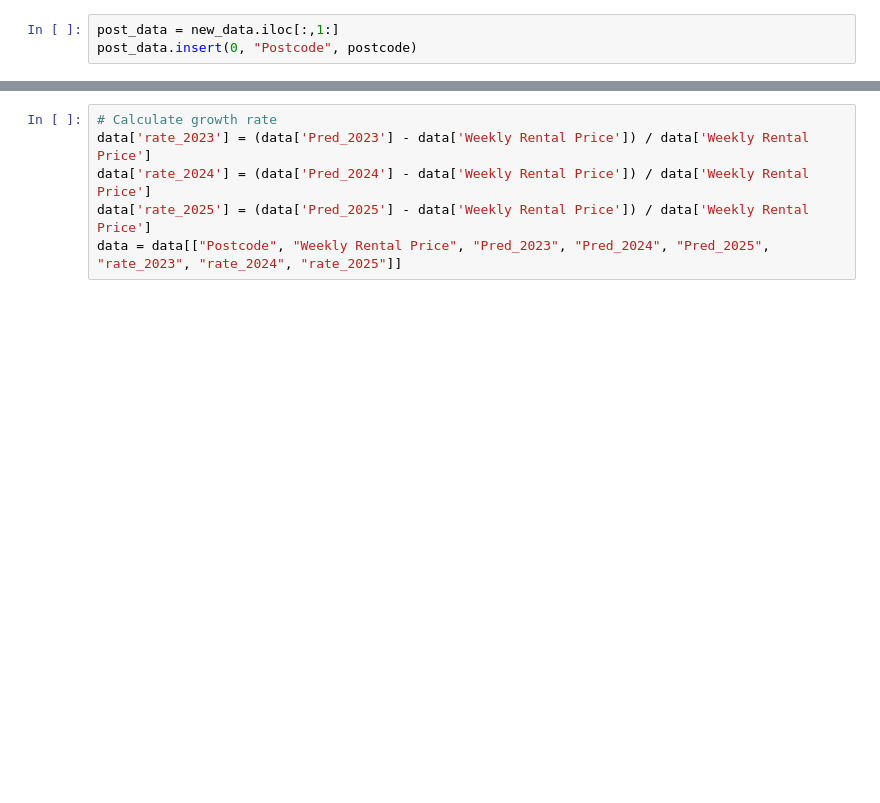
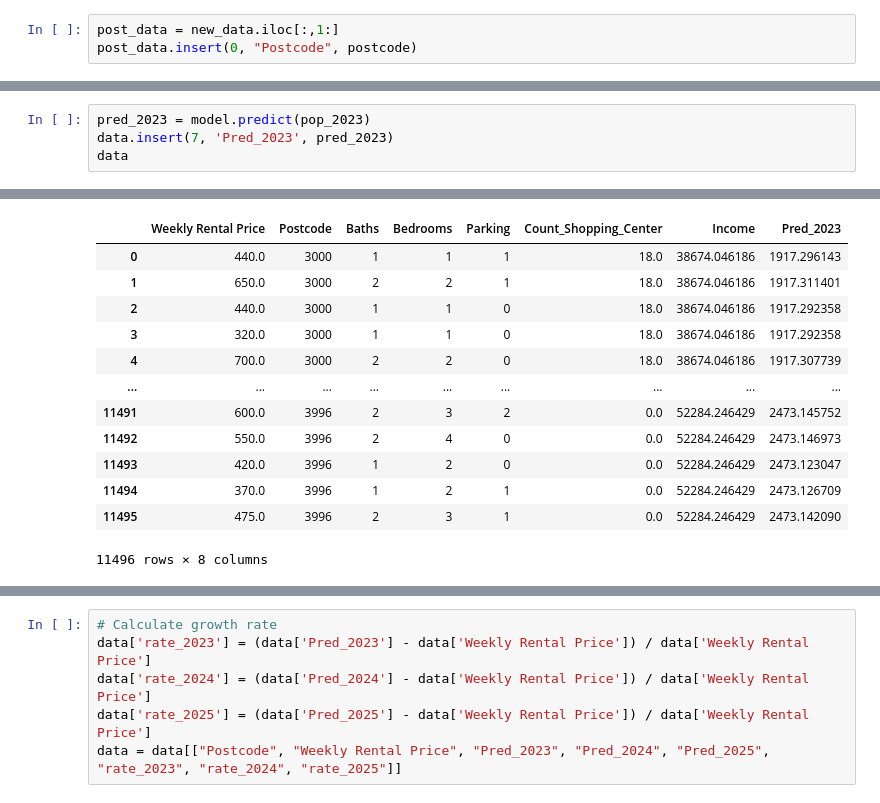
Before and after one commit to MAST30034-Applied-Data-Science/generic-real-estate-consulting-project-group50, a Jupyter notebook: draft works/NN_Model.ipynb, the cells around one changed output, grey strips where cells are left out. Cells and saved outputs as stored; diff of their text form; blank space fills up the shorter version.

```diff
--- a/draft works/NN_Model.ipynb
+++ b/draft works/NN_Model.ipynb
@@ -135,0 +187,5 @@ post_data
+# %%
+pred_2023 = model.predict(pop_2023)
+data.insert(7, 'Pred_2023', pred_2023)
+data
+# %% [output]
@@ -136 +193,14 @@ post_data
+|  | Weekly Rental Price | Postcode | Baths | Bedrooms | Parking | Count_Shopping_Center | Income | Pred_2023 |
+| 0 | 440.0 | 3000 | 1 | 1 | 1 | 18.0 | 38674.046186 | 1917.296143 |
+| 1 | 650.0 | 3000 | 2 | 2 | 1 | 18.0 | 38674.046186 | 1917.311401 |
+| 2 | 440.0 | 3000 | 1 | 1 | 0 | 18.0 | 38674.046186 | 1917.292358 |
+| 3 | 320.0 | 3000 | 1 | 1 | 0 | 18.0 | 38674.046186 | 1917.292358 |
+| 4 | 700.0 | 3000 | 2 | 2 | 0 | 18.0 | 38674.046186 | 1917.307739 |
+| ... | ... | ... | ... | ... | ... | ... | ... | ... |
+| 11491 | 600.0 | 3996 | 2 | 3 | 2 | 0.0 | 52284.246429 | 2473.145752 |
+| 11492 | 550.0 | 3996 | 2 | 4 | 0 | 0.0 | 52284.246429 | 2473.146973 |
+| 11493 | 420.0 | 3996 | 1 | 2 | 0 | 0.0 | 52284.246429 | 2473.123047 |
+| 11494 | 370.0 | 3996 | 1 | 2 | 1 | 0.0 | 52284.246429 | 2473.126709 |
+| 11495 | 475.0 | 3996 | 2 | 3 | 1 | 0.0 | 52284.246429 | 2473.142090 |
+11496 rows × 8 columns
 # %%
```
Also changed, not shown: parts of 18 cells of this notebook.
